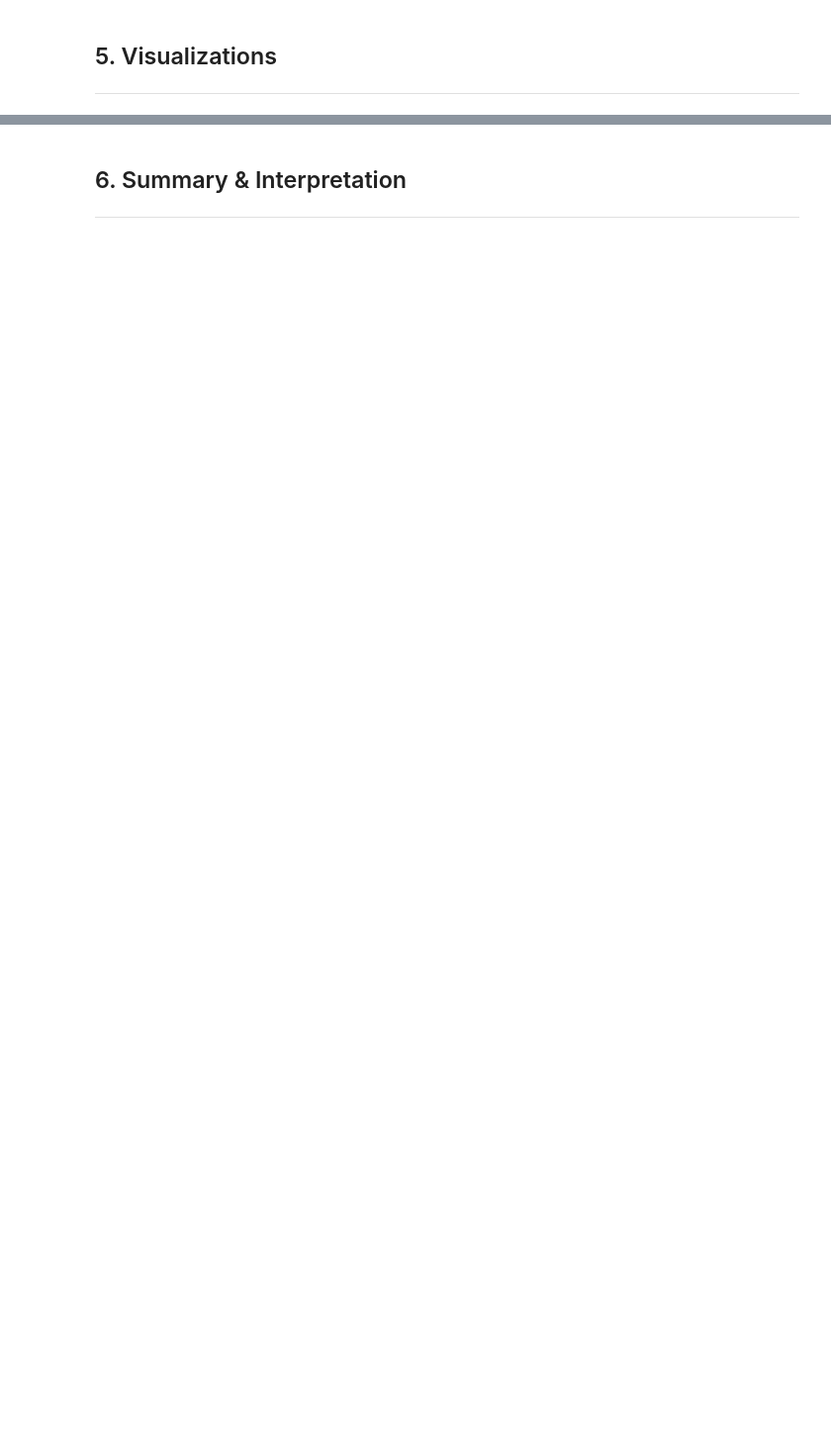
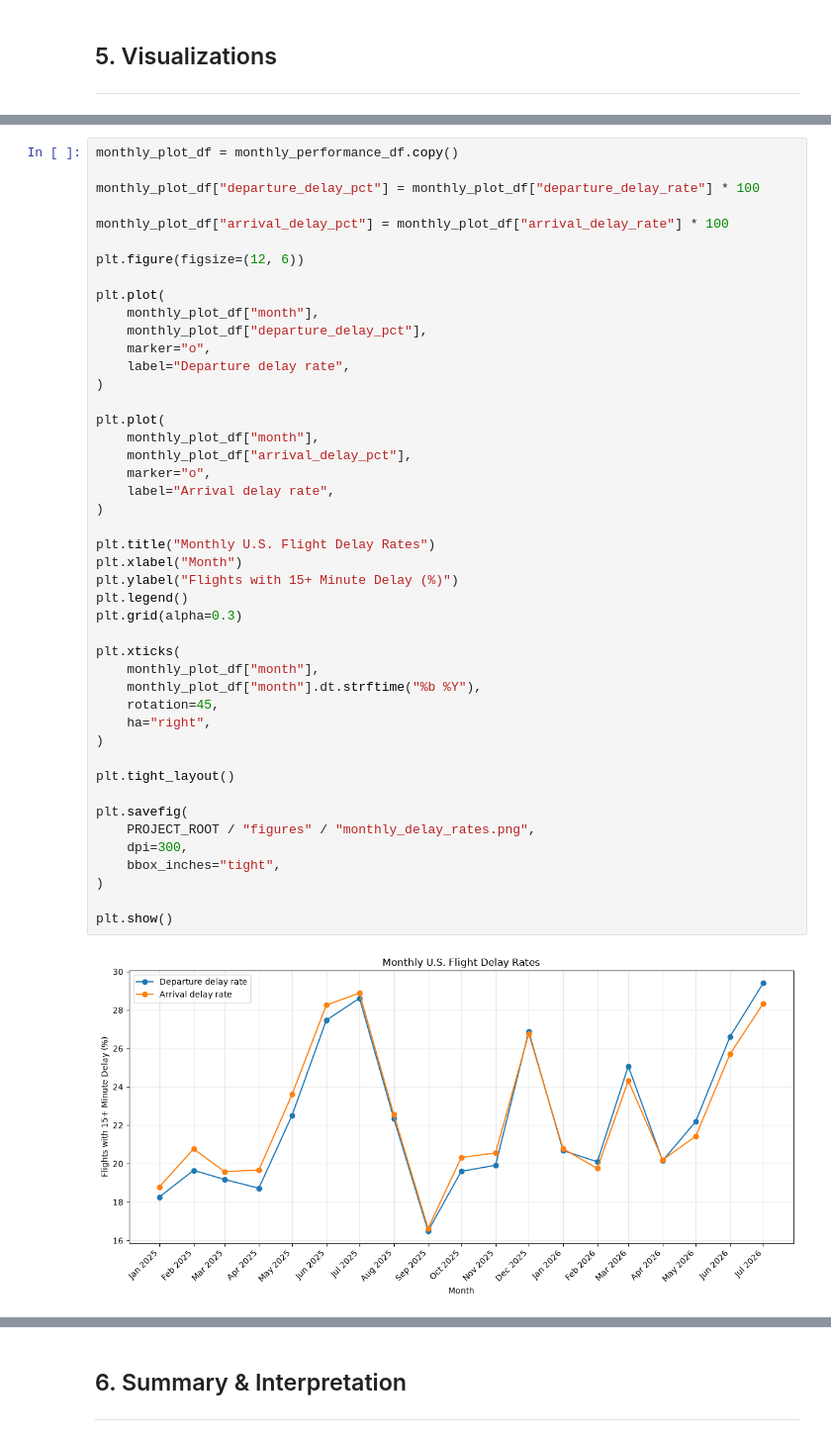
Before and after one commit to ashlabs/ai-programming-foundations-project, a Jupyter notebook: data_workflow.ipynb, the cells around one changed output, grey strips where cells are left out. Shown at 99% size. Drawn from its saved outputs; the diff is of its cells as text; blank space fills up the shorter version.

Commit message:
Add core flight reliability visualizations

```diff
--- a/data_workflow.ipynb
+++ b/data_workflow.ipynb
@@ -609,0 +821,47 @@ print(type(summary["cancellation_rate"]))
+# %%
+monthly_plot_df = monthly_performance_df.copy()
+
+monthly_plot_df["departure_delay_pct"] = monthly_plot_df["departure_delay_rate"] * 100
+
+monthly_plot_df["arrival_delay_pct"] = monthly_plot_df["arrival_delay_rate"] * 100
+
+plt.figure(figsize=(12, 6))
+
+plt.plot(
+    monthly_plot_df["month"],
+    monthly_plot_df["departure_delay_pct"],
+    marker="o",
+    label="Departure delay rate",
+)
+
+plt.plot(
+    monthly_plot_df["month"],
+    monthly_plot_df["arrival_delay_pct"],
+    marker="o",
+    label="Arrival delay rate",
+)
+
+plt.title("Monthly U.S. Flight Delay Rates")
+plt.xlabel("Month")
+plt.ylabel("Flights with 15+ Minute Delay (%)")
+plt.legend()
+plt.grid(alpha=0.3)
+
+plt.xticks(
+    monthly_plot_df["month"],
+    monthly_plot_df["month"].dt.strftime("%b %Y"),
+    rotation=45,
+    ha="right",
+)
+
+plt.tight_layout()
+
+plt.savefig(
+    PROJECT_ROOT / "figures" / "monthly_delay_rates.png",
+    dpi=300,
+    bbox_inches="tight",
+)
+
+plt.show()
+# %% [output]
+[figure, added]
```
Also changed, not shown: parts of 24 cells of this notebook.
